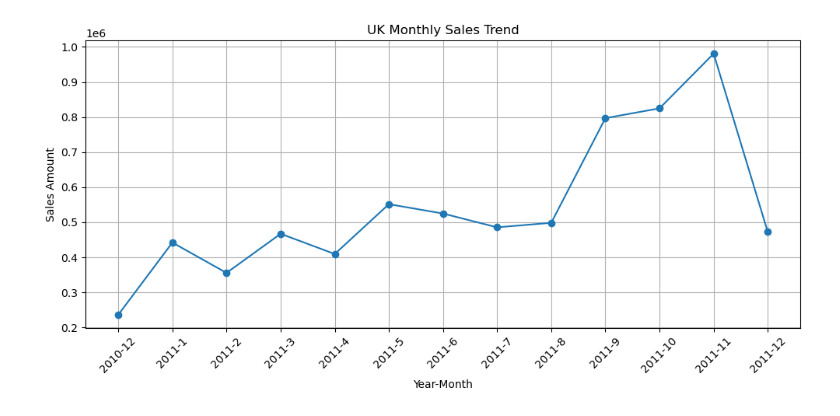
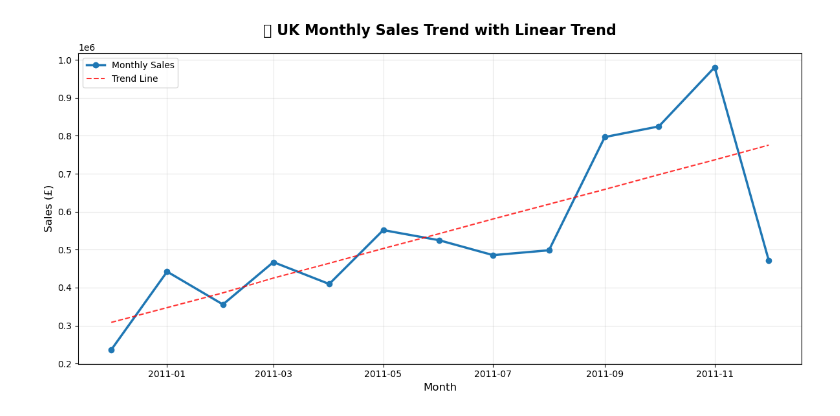
Before and after one commit to SamAbr/DSA2040_Practical_Exam_Samuel533, a Jupyter notebook: DataWarehousing/OLAP/Visualizations.ipynb, the cells around one changed output. Saved outputs shown, nothing was run; the diff lists cells and outputs as text; code cells hidden in the pictures.

```diff
--- a/DataWarehousing/OLAP/Visualizations.ipynb
+++ b/DataWarehousing/OLAP/Visualizations.ipynb
@@ -54,28 +87,48 @@ plt.show()
 # %%
-drill_query = """
+# monthly_sales_trend.py
+import sqlite3
+import pandas as pd
+import numpy as np
+import matplotlib.pyplot as plt
+
+conn = sqlite3.connect('retail_dw.db')
+query = """
 SELECT
     td.Year,
     td.Month,
-    SUM(sf.TotalSales) AS TotalSales
+    SUM(sf.TotalSales) AS MonthlySales
 FROM SalesFact sf
-JOIN TimeDim td
-    ON sf.InvoiceDate = td.InvoiceDate
-WHERE sf.Country = 'United Kingdom'
+JOIN CustomerDim cd ON sf.CustomerID = cd.CustomerID
+JOIN TimeDim td ON sf.DateKey = td.DateKey
+WHERE cd.Country = 'United Kingdom'
 GROUP BY td.Year, td.Month
 ORDER BY td.Year, td.Month;
 """
-df_drill = pd.read_sql_query(drill_query, conn)
-df_drill['YearMonth'] = df_drill['Year'].astype(str) + '-' + df_drill['Month'].astype(str)
+df_trend = pd.read_sql(query, conn)
+conn.close()
 
-plt.figure(figsize=(10,5))
-plt.plot(df_drill['YearMonth'], df_drill['TotalSales'], marker='o')
-plt.title("UK Monthly Sales Trend")
-plt.xlabel("Year-Month")
-plt.ylabel("Sales Amount")
-plt.xticks(rotation=45)
-plt.grid(True)
+# Combine Year-Month for x-axis
+df_trend['Period'] = df_trend['Year'].astype(str) + "-" + df_trend['Month'].astype(str).str.zfill(2)
+df_trend['Period'] = pd.to_datetime(df_trend['Period'], format='%Y-%m')
+
+# Plot
+plt.figure(figsize=(12, 6))
+plt.plot(df_trend['Period'], df_trend['MonthlySales'],
+         marker='o', linewidth=2.5, color='#1f77b4', label='Monthly Sales')
+
+# Add trend line
+z = np.polyfit(range(len(df_trend)), df_trend['MonthlySales'], 1)
+p = np.poly1d(z)
+plt.plot(df_trend['Period'], p(range(len(df_trend))),
+         "--", color="red", alpha=0.8, label="Trend Line");
+
+plt.title('📈 UK Monthly Sales Trend with Linear Trend', fontsize=16, fontweight='bold', pad=20);
+plt.xlabel('Month', fontsize=12)
+plt.ylabel('Sales (£)', fontsize=12)
+plt.legend()
+plt.grid(True, alpha=0.3)
 plt.tight_layout()
-plt.savefig("uk_sales_trend.png")
-plt.show()
+plt.savefig('monthly_sales_trend.png', dpi=300, bbox_inches='tight')
+plt.show();
 # %% [output]
-[figure, old version]
+[figure, new version]
```
Also changed, not shown: parts of 5 cells of this notebook, 18 other files.
